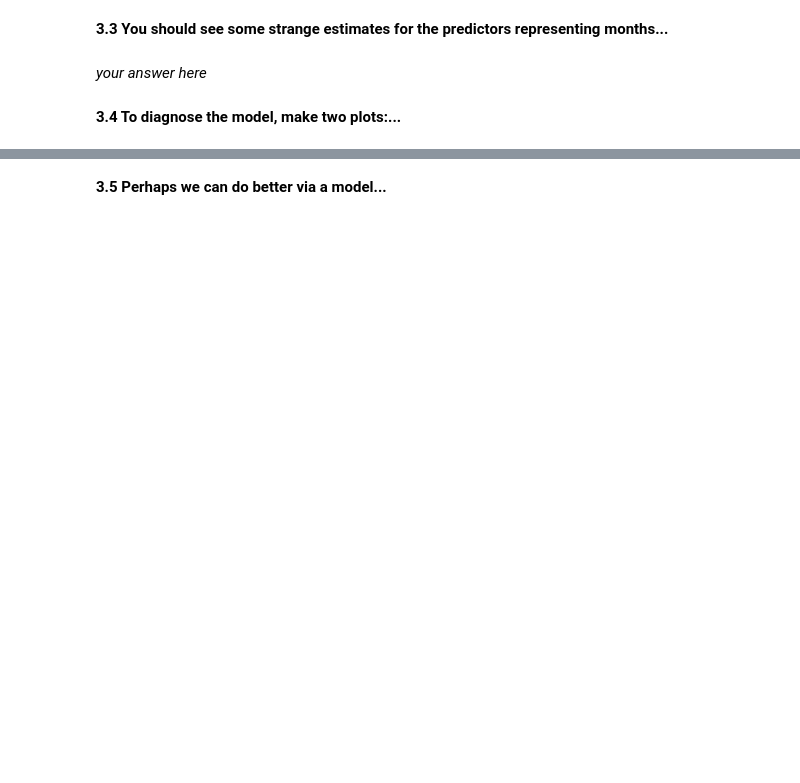
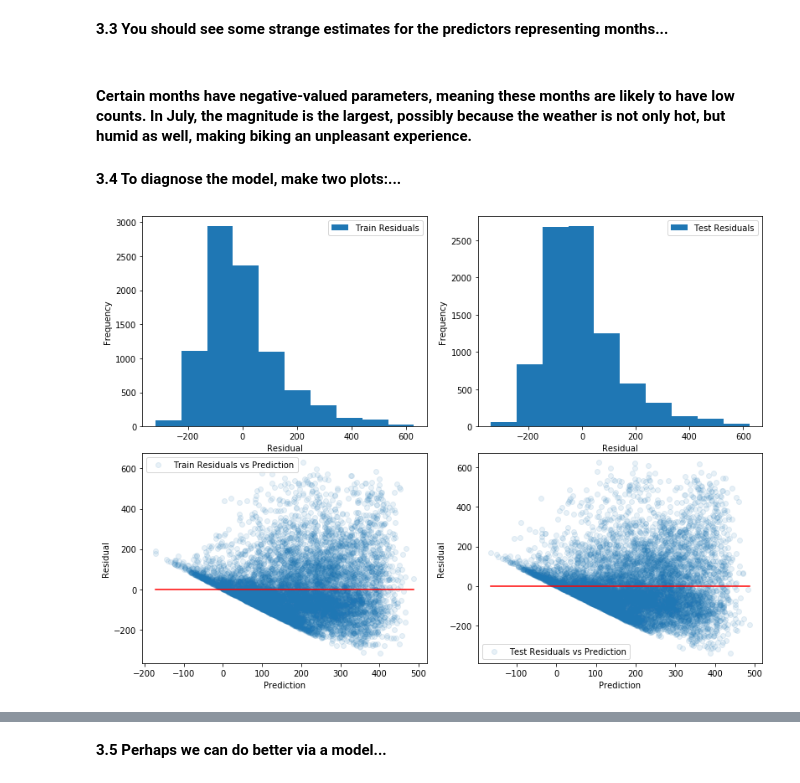
Before and after one commit to kcang2/cs109a, a Jupyter notebook: homeworks/cs109a_hw3.ipynb, the cells around one changed output, grey strips where cells are left out. Drawn from its saved outputs; the diff is of its cells as text; code cells hidden in the pictures; blank space fills up the shorter version.

```diff
--- a/homeworks/cs109a_hw3.ipynb
+++ b/homeworks/cs109a_hw3.ipynb
@@ -449,0 +466,20 @@ hourgroup["casual", "registered"].aggregate('mean')
+# %%
+# your code here
+predictors = ['hour', 'holiday', 'year', 'workingday', 'temp', 'atemp', 'hum',
+       'windspeed', 'spring', 'summer', 'fall', 'Feb', 'Mar', 'Apr', 'May', 'Jun',
+       'Jul', 'Aug', 'Sept', 'Oct', 'Nov', 'Dec', 'Mon', 'Tue', 'Wed', 'Thu', 'Fri',
+       'Sat', 'Cloudy', 'Snow', 'Storm']
+X_train = BSS_train[predictors]
+y_train = BSS_train['counts']
+model = OLS(y_train, sm.add_constant(X_train))
+results = model.fit()
+# %%
+X_test = BSS_test[predictors]
+y_test = BSS_test['counts']
+
+y_test_pred = model.predict(results.params, exog=sm.add_constant(X_test))
+y_train_pred = model.predict(results.params, exog=sm.add_constant(X_train))
+
+r2_test = r2_score(y_test, y_test_pred)
+r2_train = r2_score(y_train, y_train_pred)
+print(f'Train R^2 Score: {r2_train} \t Test R^2 Score: {r2_test}')
@@ -454,6 +545,6 @@ hourgroup["casual", "registered"].aggregate('mean')
 # %% [markdown]
 **3.3 You should see some strange estimates for the predictors representing months...**
-# %% [markdown]
-*your answer here*
+# %% [markdown]
+#### Certain months have negative-valued parameters, meaning these months are likely to have low counts. In July, the magnitude is the largest, possibly because the weather is not only hot, but humid as well, making biking an unpleasant experience.
 # %% [markdown]
 **3.4 To diagnose the model, make two plots:...**
@@ -461,0 +551,25 @@ hourgroup["casual", "registered"].aggregate('mean')
+# %%
+fig, axes = plt.subplots(nrows=2, ncols=2, figsize=(11, 8))
+fig.tight_layout(w_pad=3)
+
+res_train = y_train - y_train_pred
+res_test = y_test - y_test_pred
+
+for i in range(2):
+    whichset = ["Train", "Test"]
+    whichpred = [y_train_pred, y_test_pred]
+    whichres = [res_train, res_test]
+    axes[0][i].hist(whichres[i], label="%s Residuals"%(whichset[i]))
+    axes[0][i].legend()
+    axes[0][i].set_xlabel("Residual")
+    axes[0][i].set_ylabel("Frequency")
+
+    axes[1][i].scatter(whichpred[i], whichres[i], label="%s Residuals vs Prediction"%(whichset[i]), alpha=0.1)
+    axes[1][i].legend()
+    axes[1][i].set_xlabel("Prediction")
+    axes[1][i].set_ylabel("Residual")
+
+    xrange = np.linspace(np.min(whichpred[i]), np.max(whichpred[i]), 100)
+    axes[1][i].plot(xrange, [0]*100, 'r-')
+# %% [output]
+[figure, added]
```
Also changed, not shown: parts of 65 cells of this notebook.
